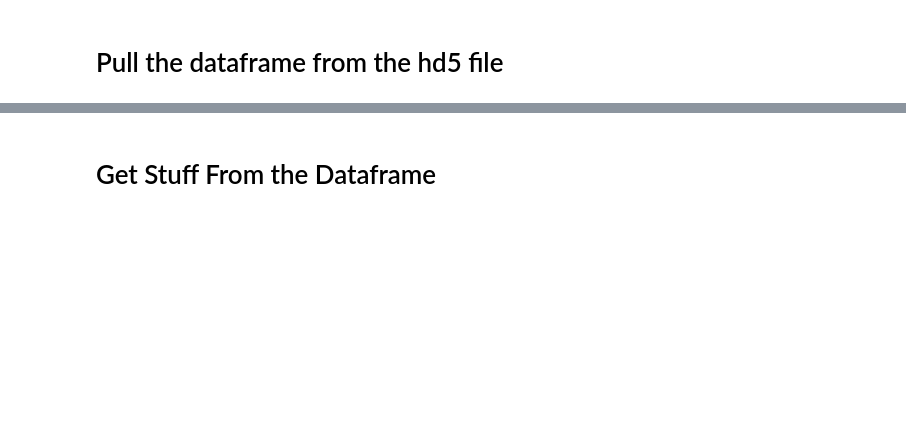
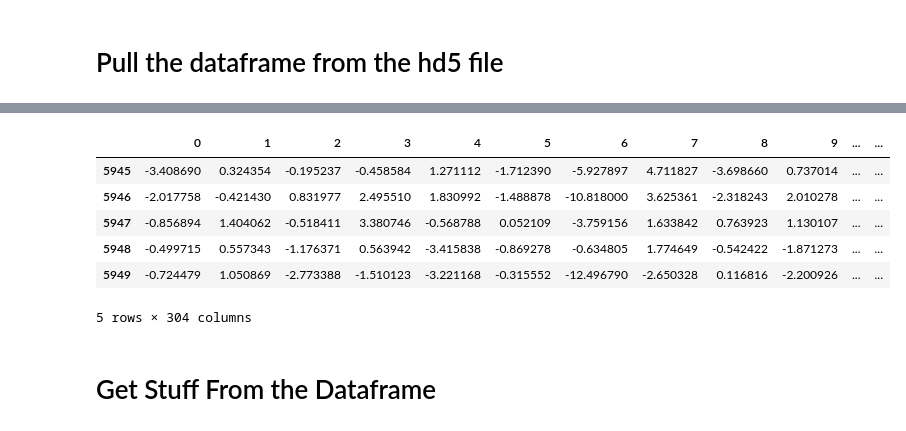
Before and after one commit to annieliu77/SWDB2016, a Jupyter notebook: Variability_with_data_frame.ipynb, the cells around one changed output, grey strips where cells are left out. Saved outputs shown, nothing was run; the diff lists cells and outputs as text; code cells hidden in the pictures; blank space fills up the shorter version.

```diff
--- a/Variability_with_data_frame.ipynb
+++ b/Variability_with_data_frame.ipynb
@@ -54,2 +57,18 @@ expContainerID=Experiment.experiment_container_id
+# %%
+expID=507691834
+df=pd.read_hdf('D:\BrainObservatory\ophys_analysis\%d_three_session_B_analysis.h5'%(expID),'analysis/mean_sweep_response_ns')
+del df['dx']
+Experiment=SessionThreeMD[SessionThreeMD.id==expID]
+expContainerID=Experiment.experiment_container_id
+
+df.tail()
+# %% [output]
+|  | 0 | 1 | 2 | 3 | 4 | 5 | 6 | 7 | 8 | 9 | ... | ... |
+| 5945 | -3.408690 | 0.324354 | -0.195237 | -0.458584 | 1.271112 | -1.712390 | -5.927897 | 4.711827 | -3.698660 | 0.737014 | ... | ... |
+| 5946 | -2.017758 | -0.421430 | 0.831977 | 2.495510 | 1.830992 | -1.488878 | -10.818000 | 3.625361 | -2.318243 | 2.010278 | ... | ... |
+| 5947 | -0.856894 | 1.404062 | -0.518411 | 3.380746 | -0.568788 | 0.052109 | -3.759156 | 1.633842 | 0.763923 | 1.130107 | ... | ... |
+| 5948 | -0.499715 | 0.557343 | -1.176371 | 0.563942 | -3.415838 | -0.869278 | -0.634805 | 1.774649 | -0.542422 | -1.871273 | ... | ... |
+| 5949 | -0.724479 | 1.050869 | -2.773388 | -1.510123 | -3.221168 | -0.315552 | -12.496790 | -2.650328 | 0.116816 | -2.200926 | ... | ... |
+5 rows × 304 columns
 # %% [markdown]
 # Get Stuff From the Dataframe
```
Also changed, not shown: parts of 27 cells of this notebook, 3 other files.
